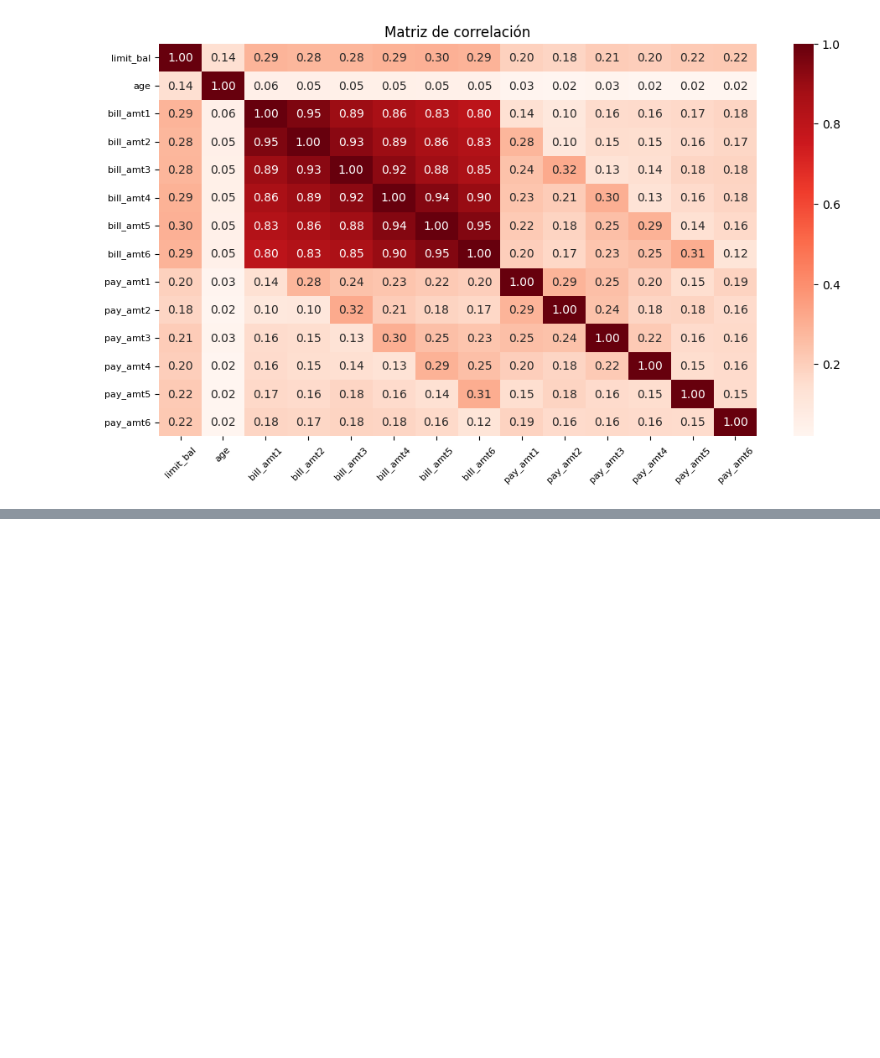
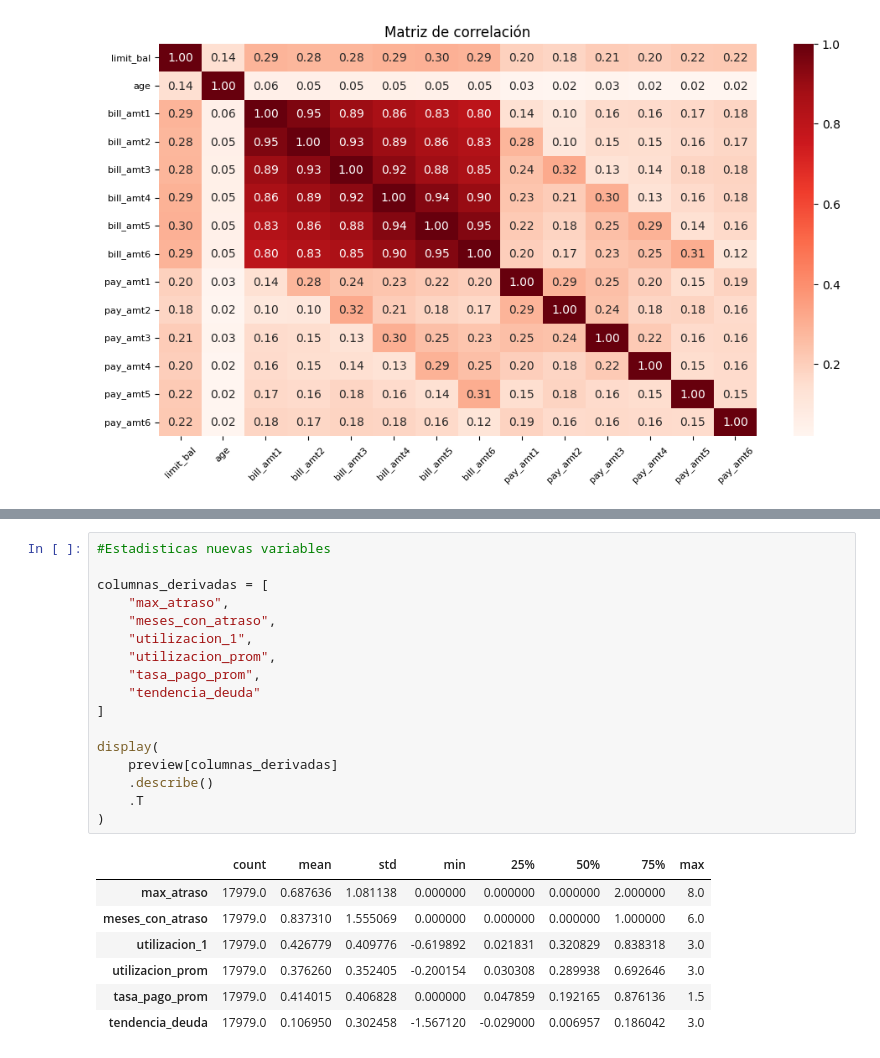
Before and after one commit to implementacion-modelos/Implementacion_modelos, a Jupyter notebook: TP_integrador_grupal.ipynb, the cells around one changed output, grey strips where cells are left out. Drawn from its saved outputs; the diff is of its cells as text; blank space fills up the shorter version.

```diff
--- a/TP_integrador_grupal.ipynb
+++ b/TP_integrador_grupal.ipynb
@@ -520,0 +945,25 @@ plt.show()
+# %%
+#Estadisticas nuevas variables
+
+columnas_derivadas = [
+    "max_atraso",
+    "meses_con_atraso",
+    "utilizacion_1",
+    "utilizacion_prom",
+    "tasa_pago_prom",
+    "tendencia_deuda"
+]
+
+display(
+    preview[columnas_derivadas]
+    .describe()
+    .T
+)
+# %% [output]
+|  | count | mean | std | min | 25% | 50% | 75% | max |
+| max_atraso | 17979.0 | 0.687636 | 1.081138 | 0.000000 | 0.000000 | 0.000000 | 2.000000 | 8.0 |
+| meses_con_atraso | 17979.0 | 0.837310 | 1.555069 | 0.000000 | 0.000000 | 0.000000 | 1.000000 | 6.0 |
+| utilizacion_1 | 17979.0 | 0.426779 | 0.409776 | -0.619892 | 0.021831 | 0.320829 | 0.838318 | 3.0 |
+| utilizacion_prom | 17979.0 | 0.376260 | 0.352405 | -0.200154 | 0.030308 | 0.289938 | 0.692646 | 3.0 |
+| tasa_pago_prom | 17979.0 | 0.414015 | 0.406828 | 0.000000 | 0.047859 | 0.192165 | 0.876136 | 1.5 |
+| tendencia_deuda | 17979.0 | 0.106950 | 0.302458 | -1.567120 | -0.029000 | 0.006957 | 0.186042 | 3.0 |
```
Also changed, not shown: parts of 22 cells of this notebook.
